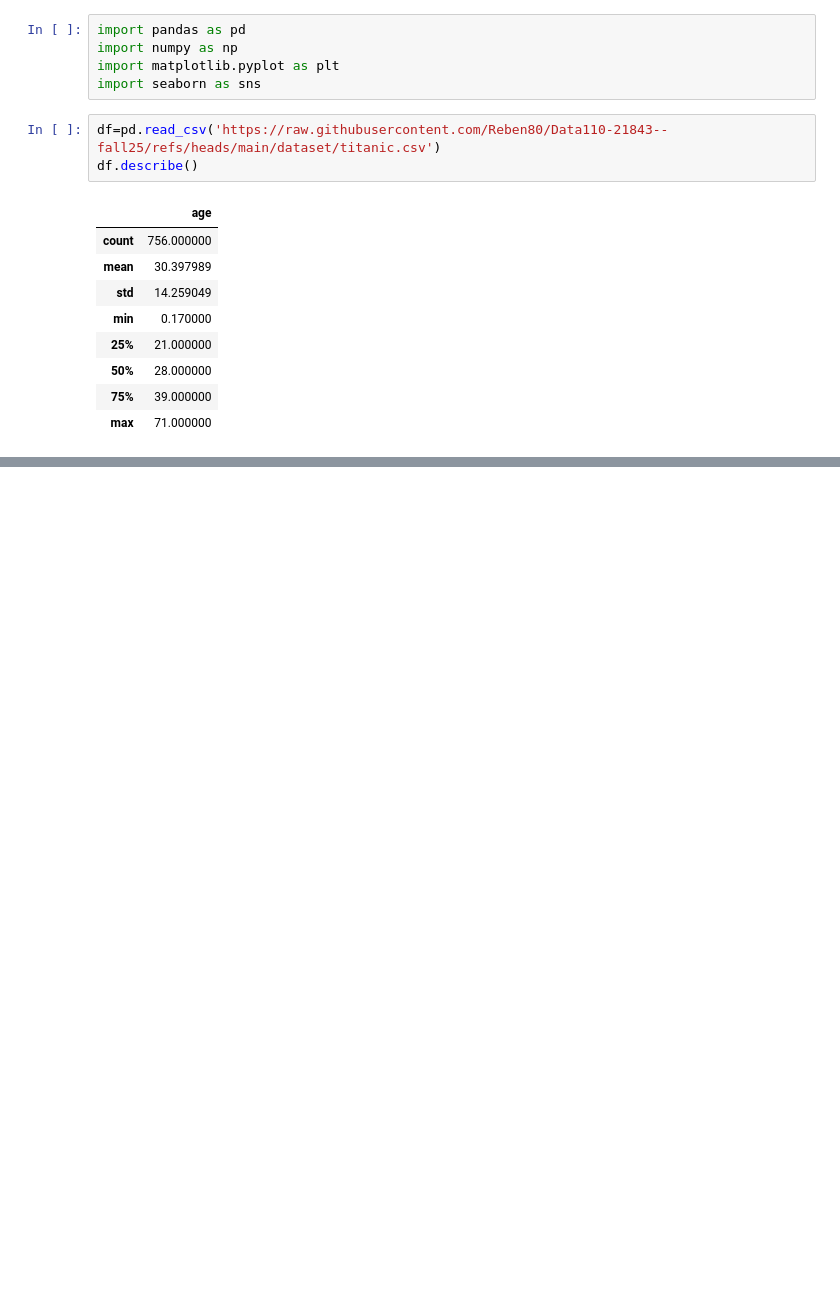
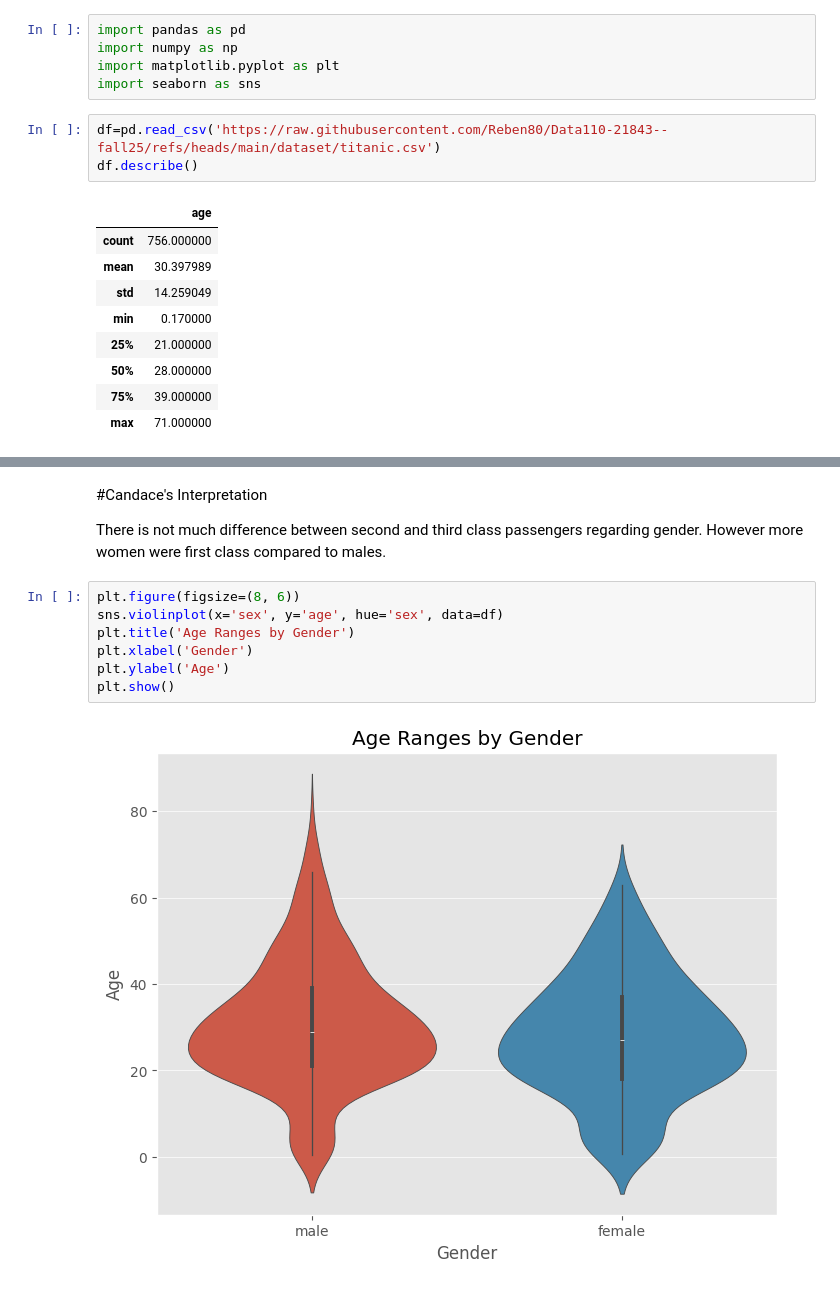
Before and after one commit to cmontg26/Data110, a Jupyter notebook: Week_5_6_Candace_Montgomery_Assignment.ipynb, the cells around one changed output, grey strips where cells are left out. Cells and saved outputs as stored; diff of their text form; blank space fills up the shorter version.

```diff
--- a/Week_5_6_Candace_Montgomery_Assignment.ipynb
+++ b/Week_5_6_Candace_Montgomery_Assignment.ipynb
@@ -48,0 +91,13 @@ plt.show()
+# %% [markdown]
+#Candace's Interpretation
+
+There is not much difference between second and third class passengers regarding gender. However more women were first class compared to males.
+# %%
+plt.figure(figsize=(8, 6))
+sns.violinplot(x='sex', y='age', hue='sex', data=df)
+plt.title('Age Ranges by Gender')
+plt.xlabel('Gender')
+plt.ylabel('Age')
+plt.show()
+# %% [output]
+[figure, added]
```
Also changed, not shown: parts of 13 cells of this notebook.
